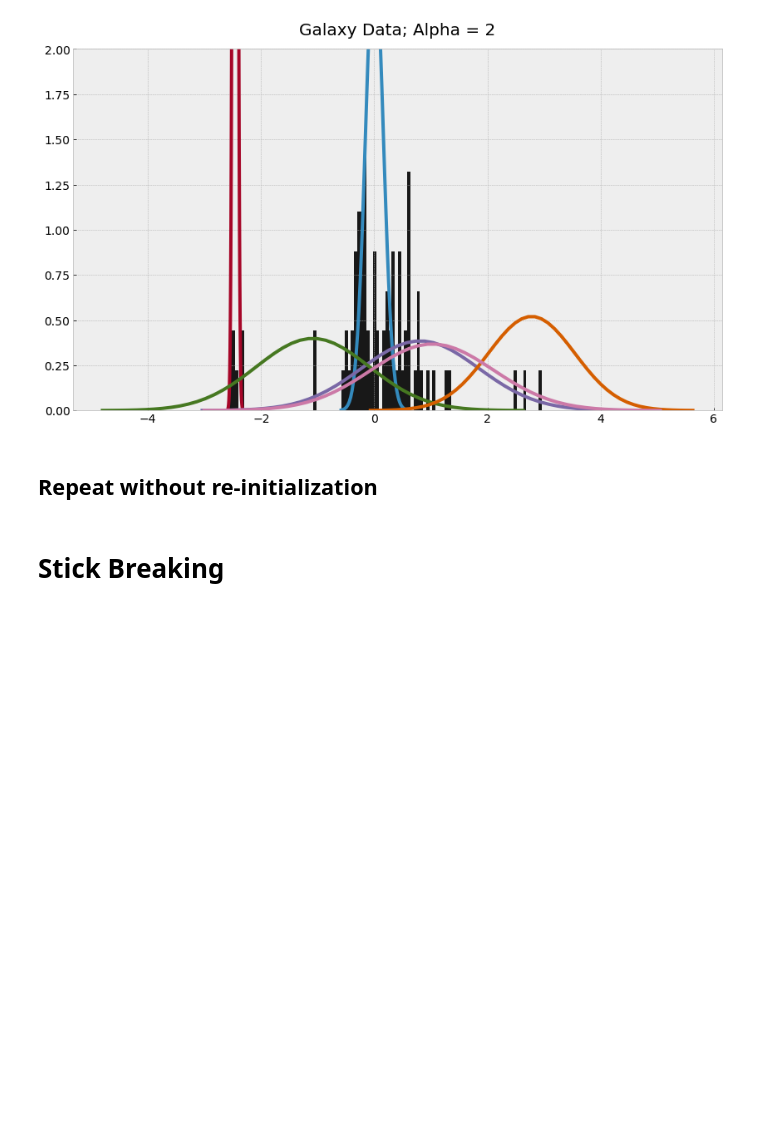
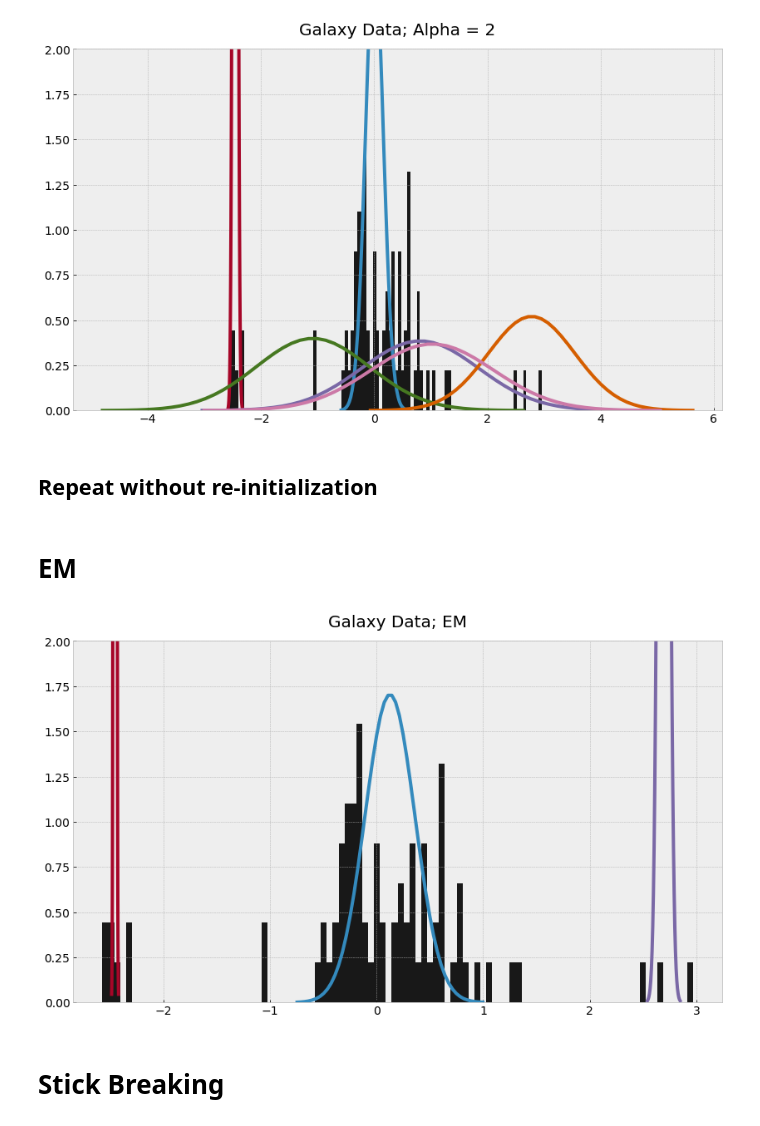
Before and after one commit to gdj0nes/BayesianModeling, a Jupyter notebook: FinalProject.ipynb, the cells around one changed output. Drawn from its saved outputs; the diff is of its cells as text; code cells hidden in the pictures; blank space fills up the shorter version.

```diff
--- a/FinalProject.ipynb
+++ b/FinalProject.ipynb
@@ -200,3 +200,5 @@ plt.yticks(fontsize=14);
 [figure]
 # %% [markdown]
 ## Repeat without re-initialization
+# %% [markdown]
+# EM
@@ -203,3 +207,18 @@ plt.yticks(fontsize=14);
+# %%
+model = GaussianMixture(n_components=3).fit(galaxy)
+# %%
+plt.figure(figsize=(14,8))
+for mu, std in zip(model.means_.squeeze(), model.covariances_.squeeze()):
+    c_dist = D.norm(mu, std)
+    x = np.linspace(c_dist.ppf(.0001), c_dist.ppf(.9999))
+    plt.plot(x, c_dist.pdf(x), lw=4)
+plt.ylim(0, 2)
+plt.hist(galaxy, bins=100, color='k', alpha=0.9, normed=True)
+plt.title('Galaxy Data; EM', fontsize=20, y=1.025)
+plt.xticks(fontsize=14)
+plt.yticks(fontsize=14);
+# %% [output]
+[figure, added]
 # %% [markdown]
 # Stick Breaking
 # %%
```
Also changed, not shown: parts of 1 cell of this notebook.
